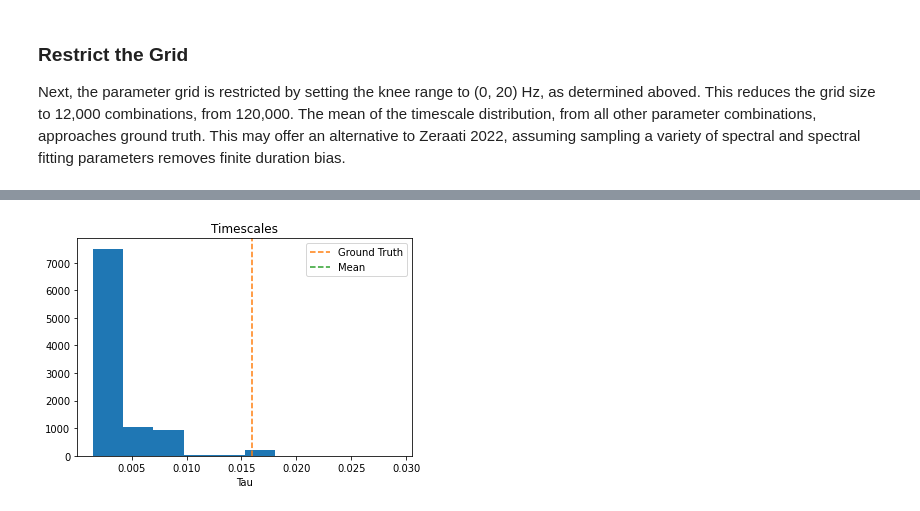
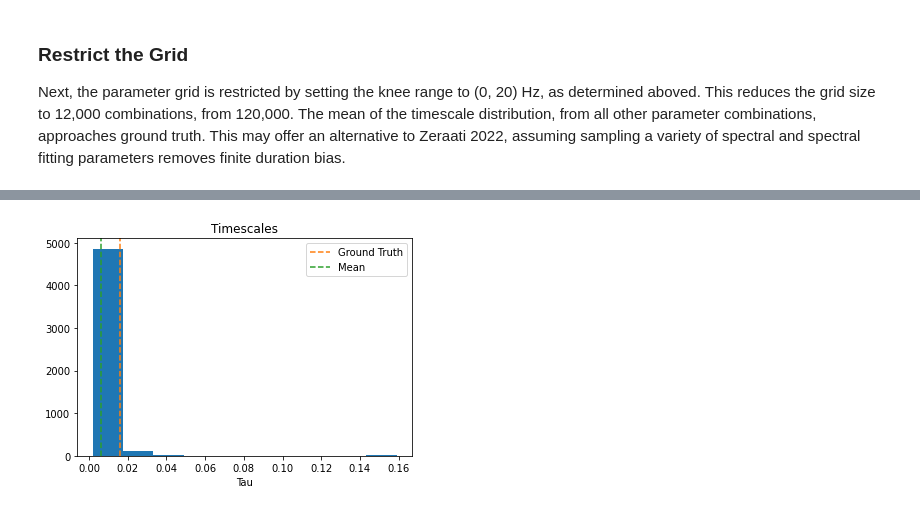
Before and after one commit to voytekresearch/timescale-methods, a Jupyter notebook: notebooks/param_gridsearch.ipynb, the cells around one changed output, grey strips where cells are left out. Drawn from its saved outputs; the diff is of its cells as text; code cells hidden in the pictures.

Commit message:
update acf grid search

```diff
--- a/notebooks/param_gridsearch.ipynb
+++ b/notebooks/param_gridsearch.ipynb
@@ -164,8 +164,9 @@ params = fit_grid_psd(sig, fs, specparam_grid, max_n_params=int(1e4), return_fm=
 
 The most important parameter to tune is `knee_freq_bounds`. When this param is constrained to the ground truth range (i.e. 5-15 Hertz), most timescales are estimated within an appropriate range and the mean of the parameter grid approaches ground truth. R^2 alone can't differentiate between appropriate parameter sets.
 # %%
+knees = np.array([convert_knee_val(p[1]) for p in params])
+
 plt.figure(0)
-knees = np.array([convert_knee_val(i) for i in params[:, 1]])
 plt.hist(knees)
 plt.axvline(tau, ls='--', color='C1', label='Ground Truth')
 plt.title('Timescales')
@@ -173,12 +174,12 @@ plt.xlabel('Tau')
 plt.legend();
 
 plt.figure(1)
-plt.hist(params[:, 2])
+rsqs = np.array([p[2] for p in params])
+plt.hist(rsqs)
 plt.title('R-Squared')
 plt.xlabel('R^2')
 
 plt.figure(2)
-rsqs = params[:, 2]
 plt.scatter(knees, rsqs, alpha=.01)
 plt.xlabel('Timescale')
 plt.ylabel('R-Squared')
@@ -196,8 +197,10 @@ r_squared_ap = np.zeros(len(params))
 r_squared_ap[:] = np.nan
 
 for ind, p in enumerate(params):
-    r_val = np.corrcoef(p[3].power_spectrum, p[3]._ap_fit)
-    r_squared_ap[ind] = r_val[0][1] ** 2
+
+    if not isinstance(p[3], float):
+        r_val = np.corrcoef(p[3].power_spectrum, p[3]._ap_fit)
+        r_squared_ap[ind] = r_val[0][1] ** 2
 
 knee_param_inds = np.array([p[0][3] for p in params])
 # %%
@@ -307,16 +327,21 @@ tau_bounds = np.array([convert_knee_val(k) for k in bounds_freqs]).reshape(-1, 2
 
 amp_bounds = np.column_stack((np.linspace(0, .6, 4), np.linspace(0, .6, 4) + .4))
 
+
 acf_grid = {
     # ACF kwargs
-    'nlags': (np.linspace(.1, 10, 4) * fs).astype(int),
-    'exp_tau': tau_bounds,
-    'exp_amp': amp_bounds,
+    'nlags': (np.linspace(0, 1, 5)[1:] * fs).astype(int),
+    'exp_tau': tau_bounds, #[[*tau_bounds[-1]]],
     'osc_tau': tau_bounds,
-    'osc_amp': amp_bounds,
     'osc_gamma': np.column_stack((np.linspace(0, .1, 5), np.linspace(0, .1, 5)+.05)),
-    'freq': np.column_stack((np.linspace(0, 80, 5), np.linspace(0, 80, 5)+40)),
-    'offset': np.column_stack((np.linspace(-1, 1, 5)-1, np.linspace(-1, 1, 5)))
+    'freq': np.array([[None, None]]), #np.column_stack((np.linspace(0, 20, 10), np.linspace(0, 20, 10)+2)),#np.array([[None, None]]),#np.column_stack((np.linspace(0, 20, 5), np.linspace(0, 20, 5)+5)),
+    'amp_ratio': np.column_stack((np.linspace(.2, .8, 4)[:-1], np.linspace(.2, .8, 4)[:-1]+.4)),
+    'height': np.array([[0, 1]]),
+    'offset': np.array([
+        [-1. ,  0. ],
+        [-0.5,  0.5],
+        [ 0. ,  1. ]
+    ])
 }
 
 def _fit_acf(index, sig=None, fs=None, grid=None, return_acf=False):
@@ -330,7 +355,11 @@ def _fit_acf(index, sig=None, fs=None, grid=None, return_acf=False):
         else:
             bounds[0].append(v[ind][0])
             bounds[1].append(v[ind][1])
-            guess.append((v[ind][0] + v[ind][1])/2)
+
+            if v[ind][0] is None or v[ind][1] is None:
+                guess.append(None)
+            else:
+                guess.append((v[ind][0] + v[ind][1])/2)
 
     # Compute acf
     acf = ACF(low_mem=True)
@@ -373,16 +402,17 @@ def fit_grid(sig, fs, grid, mode='psd', max_n_params=None, return_model=False, n
 
     return params
 # %%
-params = fit_grid(sig, fs, acf_grid, mode='acf', max_n_params=int(1e4), n_jobs=-1, chunksize=1)
+params = fit_grid(sig, fs, acf_grid, mode='acf', max_n_params=5000, return_model=True,
+                  n_jobs=-1, chunksize=1)
 # %%
 knees = np.array([convert_knee_val(i[1]) for i in params])
 
 plt.figure(0)
-plt.hist(knees[np.where(knees < .03)[0]])
+plt.hist(knees)
 plt.axvline(tau, ls='--', color='C1', label='Ground Truth')
 plt.axvline(np.mean(knees), ls='--', color='C2', label='Mean')
 plt.title('Timescales')
 plt.xlabel('Tau')
 plt.legend();
 # %% [output]
-[figure, old version]
+[figure, new version]
```
Also changed, not shown: parts of 14 cells of this notebook.
